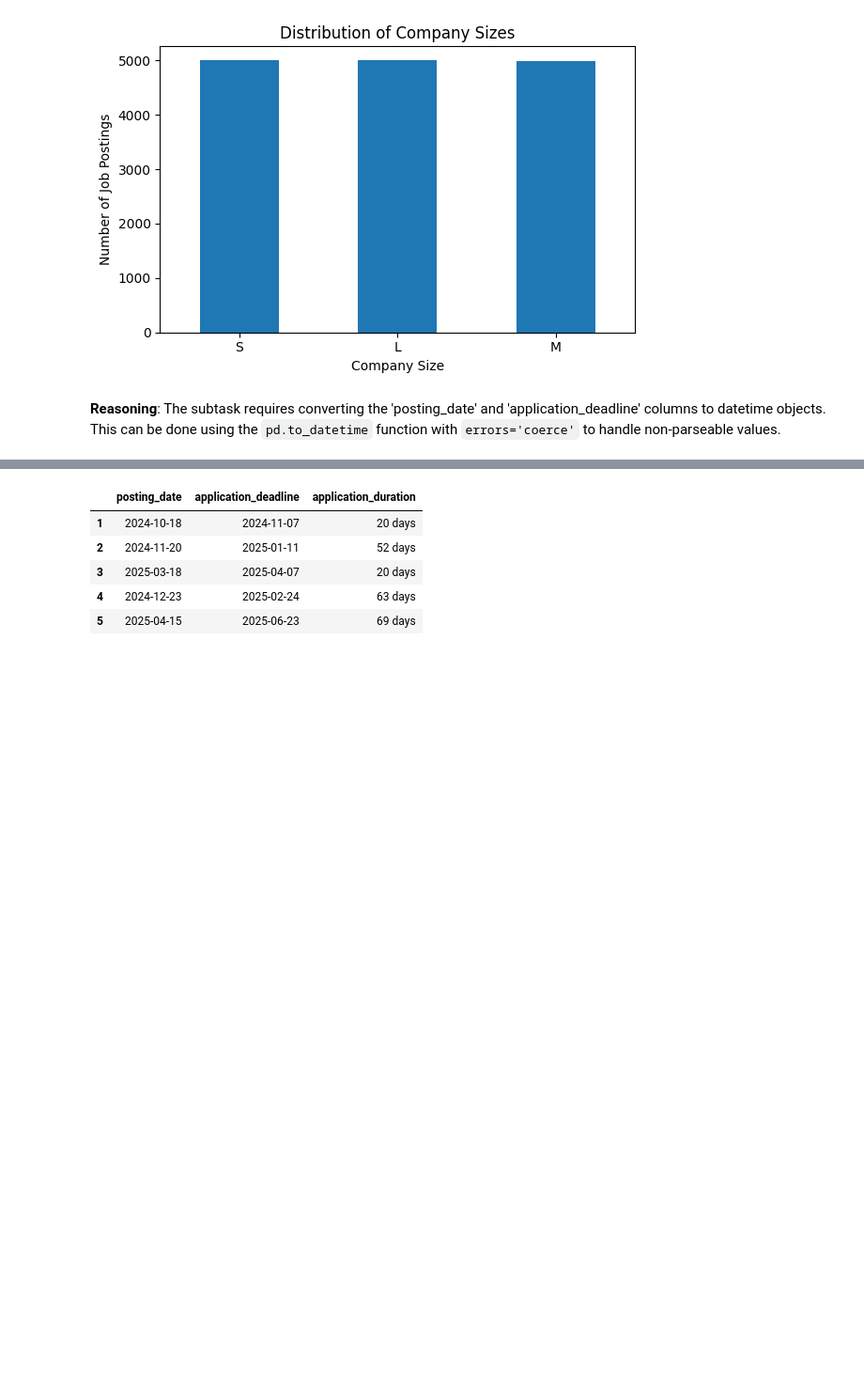
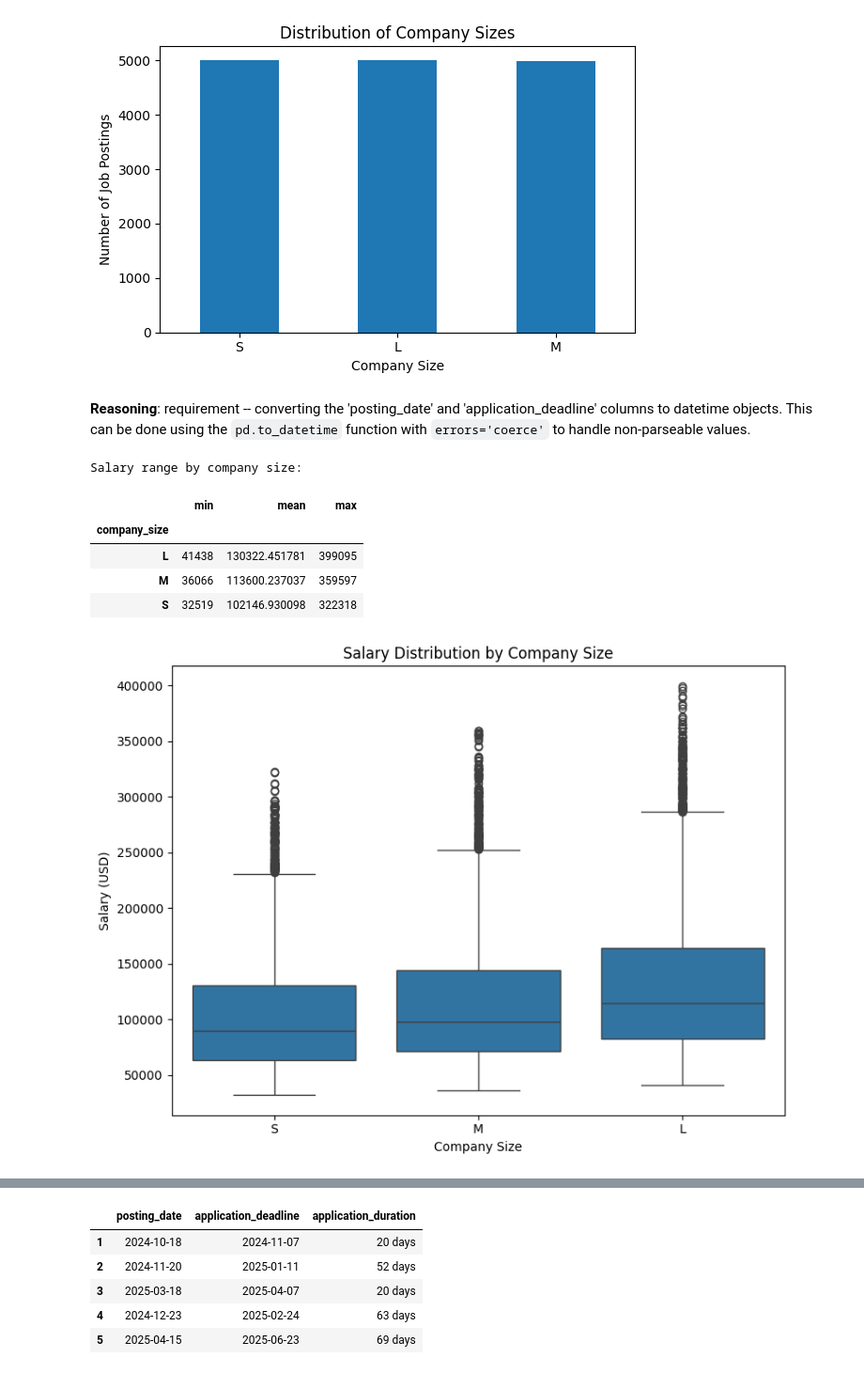
Before and after one commit to stevejj4/Global-AI-Job-Market-Trends-Salary-Insights-2025, a Jupyter notebook: ai_job_project.ipynb, the cells around one changed output, grey strips where cells are left out. Shown at 94% size. Saved outputs shown, nothing was run; the diff lists cells and outputs as text; code cells hidden in the pictures; blank space fills up the shorter version.

```diff
--- a/ai_job_project.ipynb
+++ b/ai_job_project.ipynb
@@ -260,4 +218,0 @@ The job title with the most PhD holders is 'Autonomous Systems Engineer' with 20
-# %%
-# average years of experience for each job title
-df['years_experience'] = pd.to_numeric(df['years_experience'], errors='coerce')
-df.groupby('job_title')['years_experience'].mean().sort_values(ascending=False)
@@ -430,4 +291,31 @@ dtype: int64
 [figure]
 # %% [markdown]
 **Reasoning**:
-The subtask requires converting the 'posting_date' and 'application_deadline' columns to datetime objects. This can be done using the `pd.to_datetime` function with `errors='coerce'` to handle non-parseable values.
+requirement -- converting the 'posting_date' and 'application_deadline' columns to datetime objects. This can be done using the `pd.to_datetime` function with `errors='coerce'` to handle non-parseable values.
+# %%
+# Calculate the minimum, mean, and maximum salary for each company size
+salary_by_company_size = df.groupby('company_size')['salary_usd'].agg(['min', 'mean', 'max'])
+
+print("Salary range by company size:")
+display(salary_by_company_size)
+
+# Create a box plot to visualize salary distribution by company size
+plt.figure(figsize=(8, 6))
+sns.boxplot(x='company_size', y='salary_usd', data=df, order=['S', 'M', 'L'])
+
+# Add labels and title
+plt.xlabel('Company Size')
+plt.ylabel('Salary (USD)')
+plt.title('Salary Distribution by Company Size')
+plt.tight_layout()
+
+# Show the plot
+plt.show()
+# %% [output]
+Salary range by company size:
+|  | min | mean | max |
+| company_size |  |  |  |
+| L | 41438 | 130322.451781 | 399095 |
+| M | 36066 | 113600.237037 | 359597 |
+| S | 32519 | 102146.930098 | 322318 |
+[figure, added]
```
Also changed, not shown: parts of 28 cells of this notebook.
